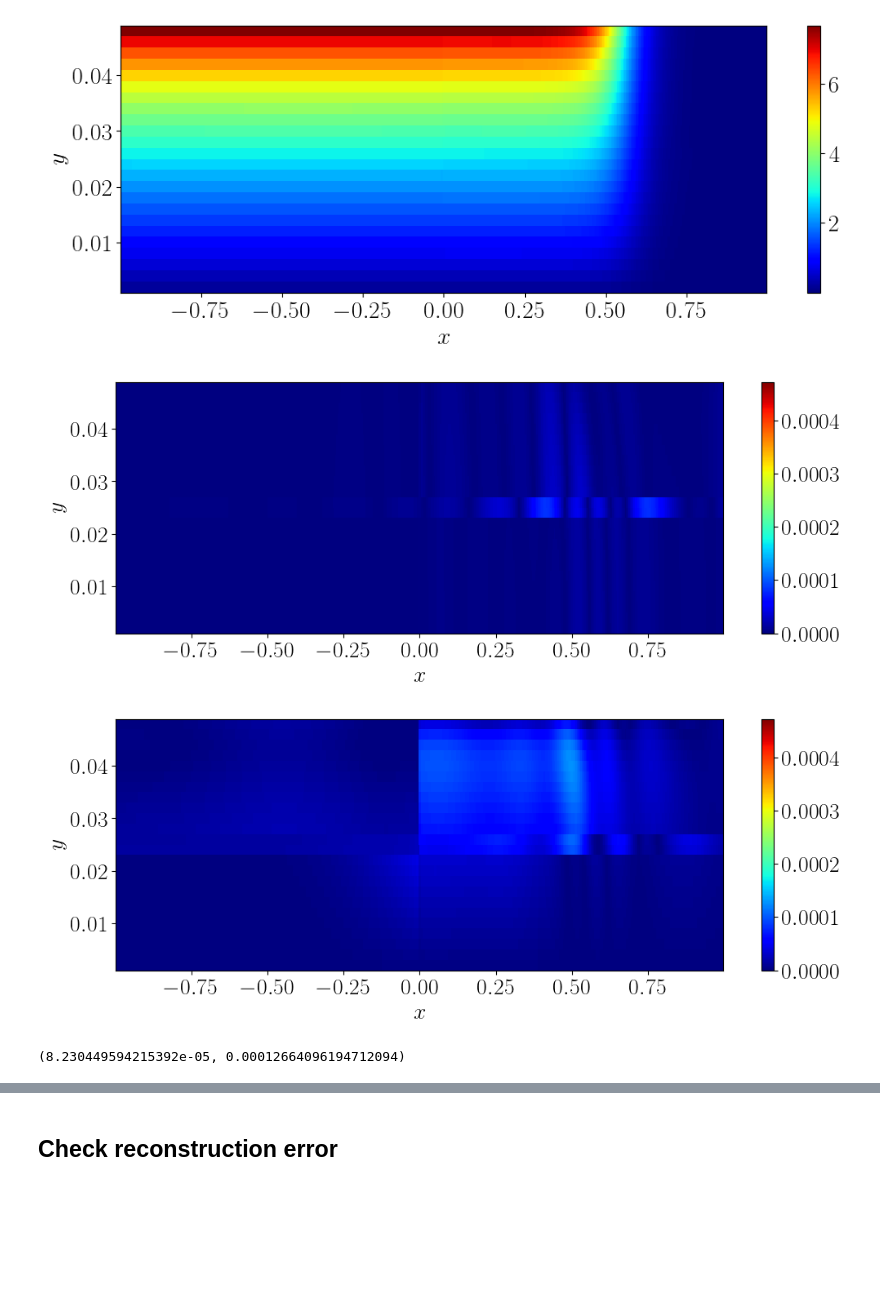
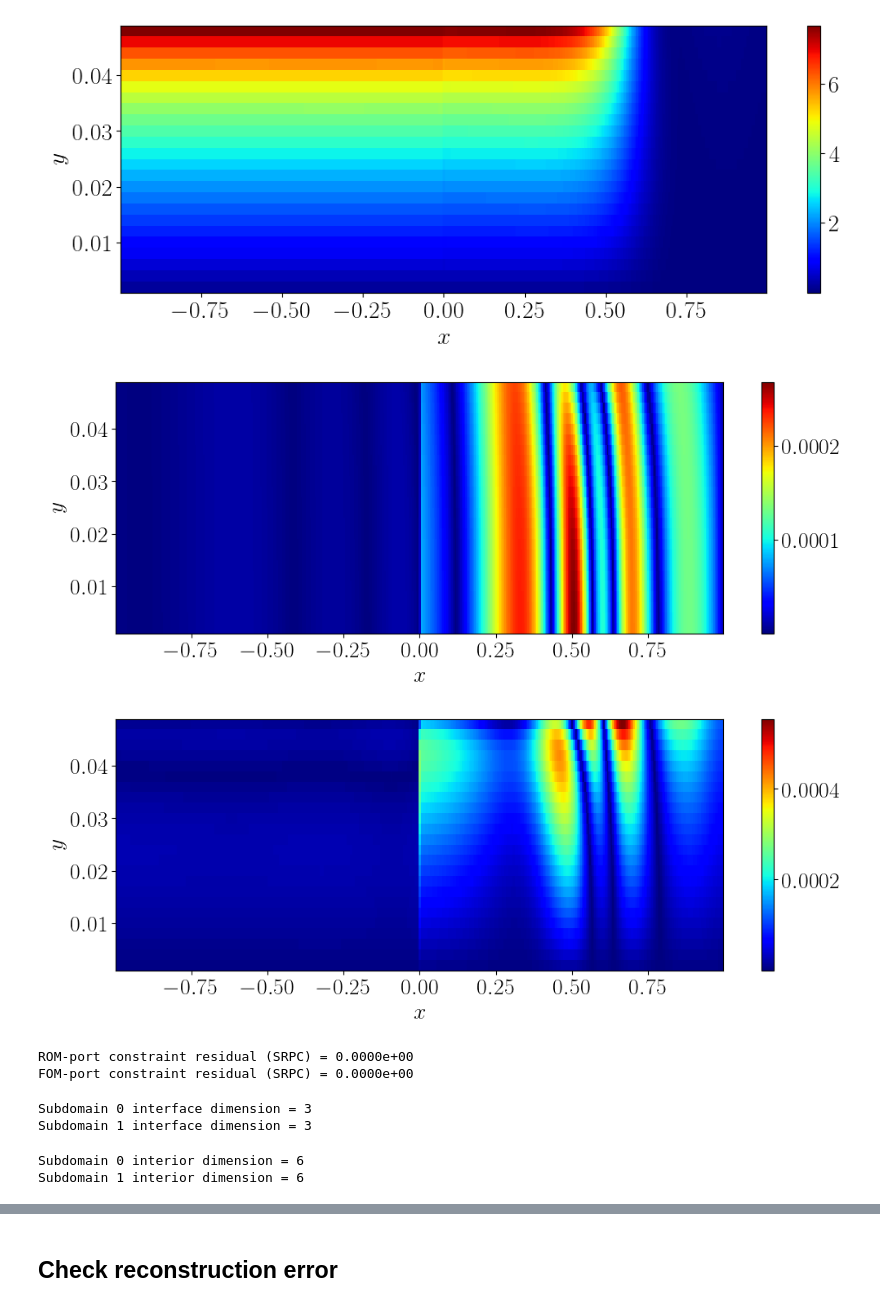
Before and after one commit to LLNL/DD-NM-ROM, a Jupyter notebook: driver_DD_LSROM.ipynb, the cells around one changed output, grey strips where cells are left out. Drawn from its saved outputs; the diff is of its cells as text; code cells hidden in the pictures; blank space fills up the shorter version.

```diff
--- a/driver_DD_LSROM.ipynb
+++ b/driver_DD_LSROM.ipynb
@@ -135,15 +140,17 @@ plt.show()
 ec_res  = 1e-10
 ec_intr = 1e-6
 ec_intf = 1e-6
+ec_port = 1e-6
 
 # number of interior and interface basis vectors. set to -1 to use energy criteria
 nbasis_res = -1
-nbasis_intr = 16
-nbasis_intf = 8
+nbasis_intr = 6
+nbasis_intf = 4
+nbasis_port = 3   # size of basis per port
 # %%
 # compute SVD for snapshots/residuals for each subdomain
 nsnaps = Ntotal
-if not os.path.exists(svd_dir+f'intr_svd_nsnaps_{nsnaps}.p'):
+if not os.path.exists(svd_dir+f'port_svd_nsnaps_{nsnaps}.p'):
     # load snapshot and residual data
     print('Loading snapshot data...')
     file = f'./data/residual_nx_{nx}_ny_{ny}_mu_{viscosity}_Nsamples_400.p'
@@ -166,14 +173,16 @@ if not os.path.exists(svd_dir+f'intr_svd_nsnaps_{nsnaps}.p'):
 print('Loading SVD data...')
 intr_dict = pickle.load(open(svd_dir+f'intr_svd_nsnaps_{nsnaps}.p', 'rb'))
 intf_dict = pickle.load(open(svd_dir+f'intf_svd_nsnaps_{nsnaps}.p', 'rb'))
+port_dict = pickle.load(open(svd_dir+f'port_svd_nsnaps_{nsnaps}.p', 'rb'))
 res_dict  = pickle.load(open(svd_dir+'res_svd.p', 'rb'))
 print('Data loaded!')
 
 # compute bases
 print('Computing bases...')
-interior_bases = compute_bases_from_svd(intr_dict, ec=ec_intr, nbasis=nbasis_intr)
+interior_bases  = compute_bases_from_svd(intr_dict, ec=ec_intr, nbasis=nbasis_intr)
 interface_bases = compute_bases_from_svd(intf_dict, ec=ec_intf, nbasis=nbasis_intf)
-residual_bases = compute_bases_from_svd(res_dict, ec=ec_res, nbasis=nbasis_res)
+port_bases      = compute_bases_from_svd(port_dict, ec=ec_port, nbasis=nbasis_port)
+residual_bases  = compute_bases_from_svd(res_dict, ec=ec_res, nbasis=nbasis_res)
 print('Bases computed!')
 
 for i in range(n_sub):
@@ -182,6 +191,8 @@ for i in range(n_sub):
     print(f'interior_bases[{i}]={interior_bases[i].shape}')
 for i in range(n_sub):
     print(f'interface_bases[{i}]={interface_bases[i].shape}')
+for i in range(len(ddmdl.ports)):
+    print(f'port_bases[{i}]={port_bases[i].shape}')
 # %% [output]
 Loading SVD data...
 Data loaded!
@@ -201,0 +208,6 @@ interface_bases[3]=(1006, 8)
+# %%
+if nbasis_port > 0:
+    pb_dim = [min(len(ddmdl.port_dict[p]-1), nbasis_port) for p in ddmdl.ports]
+    for i, p in enumerate(port_bases):
+        port_bases[i] = p[:, :pb_dim[i]]
+        print(f'Port {i} basis size = {port_bases[i].shape}')
@@ -203,14 +217,15 @@ interface_bases[3]=(1006, 8)
 # compute DD LS-ROM
 print('Building DD LS-ROM...')
 ddlsrom = DD_LS_ROM(ddmdl, residual_bases, interior_bases, interface_bases,
+                    port_bases=port_bases,
                     hr=True,
                     hr_type='collocation',
-                    sample_ratio=3,
-                    n_samples=100,
-                    n_corners=25,
-                    constraint_type='weak',
+                    sample_ratio=2,
+                    n_samples=-1,
+                    n_corners=-1,
+                    constraint_type='strong',
                     n_constraints=1,
-                    seed=10)
+                    seed=1)
 print('ROM built!\n')
 
 # solve DD ROM
@@ -280,28 +296,49 @@ plt.show()
 # %%
 # plot errors
 u_rel_err = np.abs(U_fom-U_rom)/np.linalg.norm(U_fom)
 plt.figure(figsize=(12, 4))
-plt.pcolormesh(X, Y, u_rel_err, cmap=cm.jet, shading='auto', vmin=0.0, vmax=4.73e-4)
+plt.pcolormesh(X, Y, u_rel_err, cmap=cm.jet, shading='auto')#, vmin=0.0, vmax=4.88e-4)
 plt.xlabel('$x$')
 plt.ylabel('$y$')
 cb = plt.colorbar()#label='$u$ Relative error')
-file = ls_figs+f'u{hr_str}_rel_error.png'
+file = ls_figs+f'u{ct_str}{hr_str}_rel_error.png'
 plt.savefig(file, bbox_inches='tight', pad_inches=0.1)
 plt.show()
 
 plt.figure(figsize=(12, 4))
 v_rel_err = np.abs(V_fom-V_rom)/np.linalg.norm(V_fom)
-plt.pcolormesh(X, Y, v_rel_err, cmap=cm.jet, shading='auto', vmin=0.0, vmax=4.73e-4)
+plt.pcolormesh(X, Y, v_rel_err, cmap=cm.jet, shading='auto')#, vmin=0.0, vmax=4.88e-4)
 plt.xlabel('$x$')
 plt.ylabel('$y$')
 cb = plt.colorbar()#label='$v$ Relative error')
-file = ls_figs+f'v{hr_str}_rel_error.png'
+file = ls_figs+f'v{ct_str}{hr_str}_rel_error.png'
 plt.savefig(file, bbox_inches='tight', pad_inches=0.1)
 plt.show()
 # %% [output]
-[figure, old version]
+[figure, new version]
-[figure, old version]
+[figure, new version]
-# %%
-u_rel_err.max(), v_rel_err.max()
-# %% [output]
-(8.230449594215392e-05, 0.00012664096194712094)
+# %%
+# check that SRPC and WFPC are satisfied
+cres_rp = np.zeros(ddlsrom.n_constraints)
+cres_fp = np.zeros(ddmdl.n_constraints)
+ct_str1 = 'WFPC' if ddlsrom.constraint_type == 'weak' else 'SRPC'
+for i, s in enumerate(ddlsrom.subdomain):
+    cres_rp += s.constraint_mat@w_intf[i]
+    cres_fp += ddmdl.subdomain[i].constraint_mat@s.intf_basis@w_intf[i]
+print(f'ROM-port constraint residual ({ct_str1}) = {np.linalg.norm(cres_rp):1.4e}')
+print(f'FOM-port constraint residual ({ct_str1}) = {np.linalg.norm(cres_fp):1.4e}')
+# %% [output]
+ROM-port constraint residual (SRPC) = 0.0000e+00
+FOM-port constraint residual (SRPC) = 0.0000e+00
+# %%
+for i, s in enumerate(ddlsrom.subdomain):
+    print(f'Subdomain {i} interface dimension = {s.intf_basis.shape[1]}')
+# %% [output]
+Subdomain 0 interface dimension = 3
+Subdomain 1 interface dimension = 3
+# %%
+for i, s in enumerate(ddlsrom.subdomain):
+    print(f'Subdomain {i} interior dimension = {s.intr_basis.shape[1]}')
+# %% [output]
+Subdomain 0 interior dimension = 6
+Subdomain 1 interior dimension = 6
```
Also changed, not shown: parts of 19 cells of this notebook, 3 other files.
